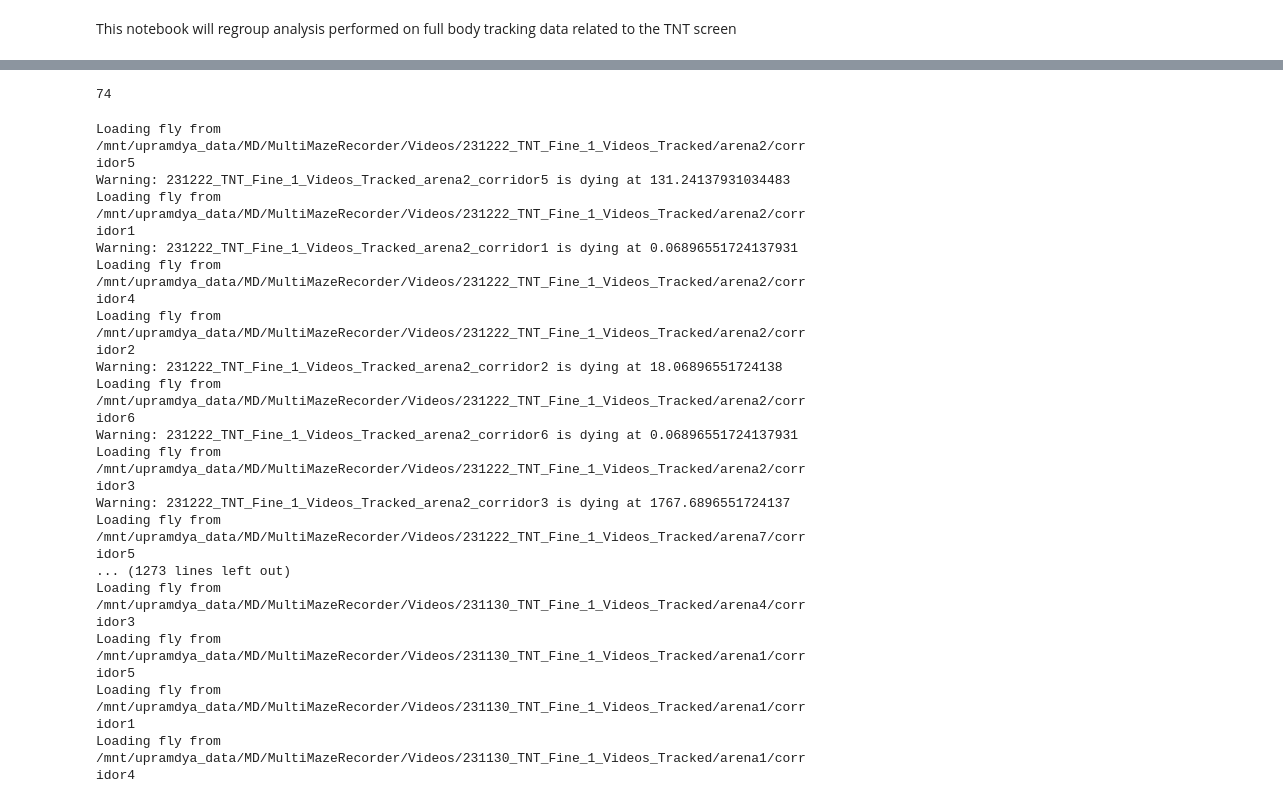
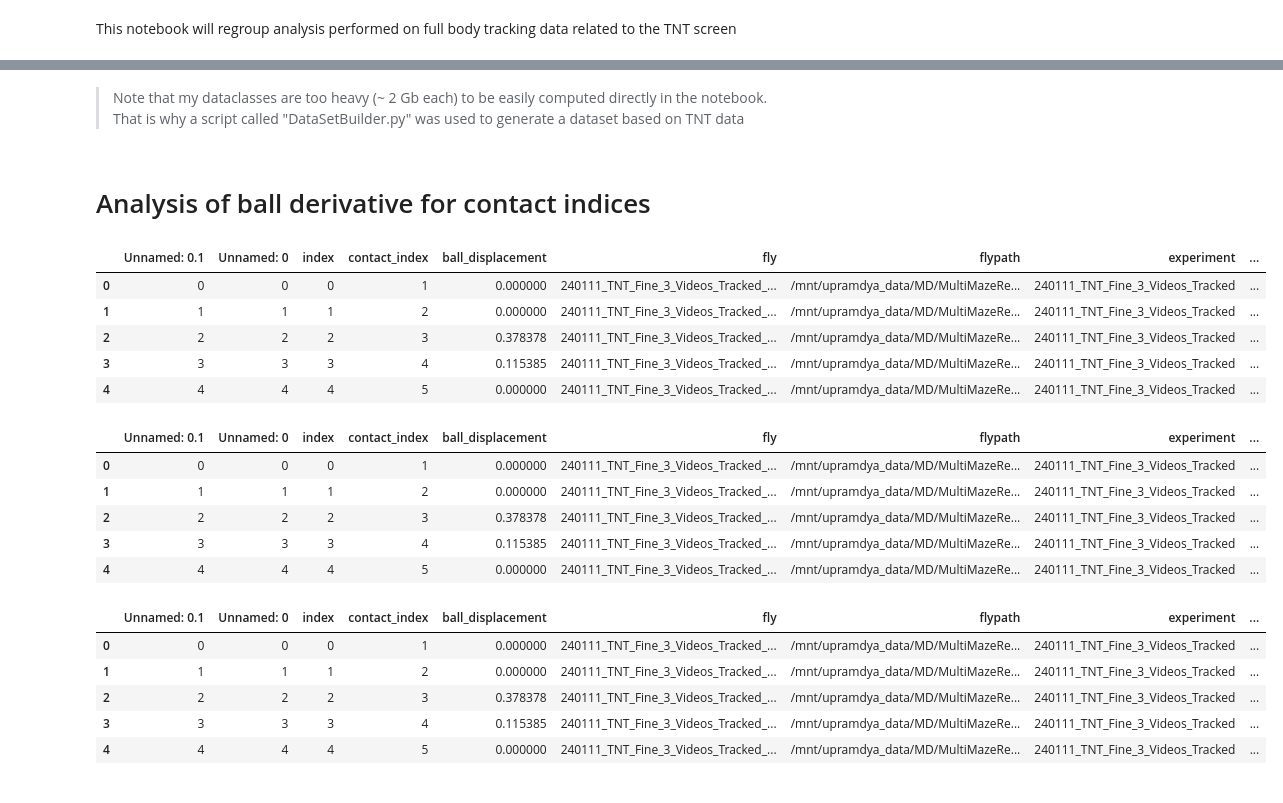
Before and after one commit to NeLy-EPFL/Tracking_Analysis, a Jupyter notebook: MazeRecorder/Analysis/TNT_Fine_fullbody_analysis.ipynb, the cells around one changed output, grey strips where cells are left out. Cells and saved outputs as stored; diff of their text form; code cells hidden in the pictures.

```diff
--- a/MazeRecorder/Analysis/TNT_Fine_fullbody_analysis.ipynb
+++ b/MazeRecorder/Analysis/TNT_Fine_fullbody_analysis.ipynb
@@ -69,26 +43,49 @@ tnt_folders
-# %%
-len(tnt_folders)
-# %% [output]
-74
-# %%
-# Load the Experiments
-
-Experiments = [Ballpushing_utils.Experiment(folder) for folder in tnt_folders]
-# %% [output]
-Loading fly from /mnt/upramdya_data/MD/MultiMazeRecorder/Videos/231222_TNT_Fine_1_Videos_Tracked/arena2/corridor5
-Warning: 231222_TNT_Fine_1_Videos_Tracked_arena2_corridor5 is dying at 131.24137931034483
-Loading fly from /mnt/upramdya_data/MD/MultiMazeRecorder/Videos/231222_TNT_Fine_1_Videos_Tracked/arena2/corridor1
-Warning: 231222_TNT_Fine_1_Videos_Tracked_arena2_corridor1 is dying at 0.06896551724137931
-Loading fly from /mnt/upramdya_data/MD/MultiMazeRecorder/Videos/231222_TNT_Fine_1_Videos_Tracked/arena2/corridor4
-Loading fly from /mnt/upramdya_data/MD/MultiMazeRecorder/Videos/231222_TNT_Fine_1_Videos_Tracked/arena2/corridor2
-Warning: 231222_TNT_Fine_1_Videos_Tracked_arena2_corridor2 is dying at 18.06896551724138
-Loading fly from /mnt/upramdya_data/MD/MultiMazeRecorder/Videos/231222_TNT_Fine_1_Videos_Tracked/arena2/corridor6
-Warning: 231222_TNT_Fine_1_Videos_Tracked_arena2_corridor6 is dying at 0.06896551724137931
-Loading fly from /mnt/upramdya_data/MD/MultiMazeRecorder/Videos/231222_TNT_Fine_1_Videos_Tracked/arena2/corridor3
-Warning: 231222_TNT_Fine_1_Videos_Tracked_arena2_corridor3 is dying at 1767.6896551724137
-Loading fly from /mnt/upramdya_data/MD/MultiMazeRecorder/Videos/231222_TNT_Fine_1_Videos_Tracked/arena7/corridor5
-... (1273 lines left out)
-Loading fly from /mnt/upramdya_data/MD/MultiMazeRecorder/Videos/231130_TNT_Fine_1_Videos_Tracked/arena4/corridor3
-Loading fly from /mnt/upramdya_data/MD/MultiMazeRecorder/Videos/231130_TNT_Fine_1_Videos_Tracked/arena1/corridor5
-Loading fly from /mnt/upramdya_data/MD/MultiMazeRecorder/Videos/231130_TNT_Fine_1_Videos_Tracked/arena1/corridor1
-Loading fly from /mnt/upramdya_data/MD/MultiMazeRecorder/Videos/231130_TNT_Fine_1_Videos_Tracked/arena1/corridor4
+# %% [markdown]
+> Note that my dataclasses are too heavy (~ 2 Gb each) to be easily computed directly in the notebook. That is why a script called "DataSetBuilder.py" was used to generate a dataset based on TNT data
+# %% [markdown]
+# Analysis of ball derivative for contact indices
+# %%
+# Load the dataset
+
+TNT_Data = pd.read_csv("/mnt/upramdya_data/MD/MultiMazeRecorder/Datasets/Skeleton_TNT/Experiments/241204_Pooled.csv")
+# %%
+TNT_Data.head()
+# %% [output]
+|  | Unnamed: 0.1 | Unnamed: 0 | index | contact_index | ball_displacement | fly | flypath | experiment | ... |
+| 0 | 0 | 0 | 0 | 1 | 0.000000 | 240111_TNT_Fine_3_Videos_Tracked_... | /mnt/upramdya_data/MD/MultiMazeRe... | 240111_TNT_Fine_3_Videos_Tracked | ... |
+| 1 | 1 | 1 | 1 | 2 | 0.000000 | 240111_TNT_Fine_3_Videos_Tracked_... | /mnt/upramdya_data/MD/MultiMazeRe... | 240111_TNT_Fine_3_Videos_Tracked | ... |
+| 2 | 2 | 2 | 2 | 3 | 0.378378 | 240111_TNT_Fine_3_Videos_Tracked_... | /mnt/upramdya_data/MD/MultiMazeRe... | 240111_TNT_Fine_3_Videos_Tracked | ... |
+| 3 | 3 | 3 | 3 | 4 | 0.115385 | 240111_TNT_Fine_3_Videos_Tracked_... | /mnt/upramdya_data/MD/MultiMazeRe... | 240111_TNT_Fine_3_Videos_Tracked | ... |
+| 4 | 4 | 4 | 4 | 5 | 0.000000 | 240111_TNT_Fine_3_Videos_Tracked_... | /mnt/upramdya_data/MD/MultiMazeRe... | 240111_TNT_Fine_3_Videos_Tracked | ... |
+# %%
+# Make a new column "Aha_moment" that is True if the average ball displacement grouped by Nickname is at any time greater than 0.2
+# Compute the mean ball displacement for each contact index within each group
+mean_displacement = TNT_Data.groupby(['Nickname', 'contact_index'])['ball_displacement'].mean().reset_index()
+
+# Check if the mean ball displacement exceeds 0.2 at any contact index for each group
+aha_moment = mean_displacement.groupby('Nickname')['ball_displacement'].transform(lambda x: (x > 0.2).any())
+
+# Create a dictionary to map Nickname to Aha_Moment
+aha_moment_dict = aha_moment.groupby(mean_displacement['Nickname']).first().to_dict()
+
+# Create the Aha_Moment column
+TNT_Data['Aha_Moment'] = TNT_Data['Nickname'].map(aha_moment_dict)
+
+# Display the DataFrame
+TNT_Data.head()
+# %% [output]
+|  | Unnamed: 0.1 | Unnamed: 0 | index | contact_index | ball_displacement | fly | flypath | experiment | ... |
+| 0 | 0 | 0 | 0 | 1 | 0.000000 | 240111_TNT_Fine_3_Videos_Tracked_... | /mnt/upramdya_data/MD/MultiMazeRe... | 240111_TNT_Fine_3_Videos_Tracked | ... |
+| 1 | 1 | 1 | 1 | 2 | 0.000000 | 240111_TNT_Fine_3_Videos_Tracked_... | /mnt/upramdya_data/MD/MultiMazeRe... | 240111_TNT_Fine_3_Videos_Tracked | ... |
+| 2 | 2 | 2 | 2 | 3 | 0.378378 | 240111_TNT_Fine_3_Videos_Tracked_... | /mnt/upramdya_data/MD/MultiMazeRe... | 240111_TNT_Fine_3_Videos_Tracked | ... |
+| 3 | 3 | 3 | 3 | 4 | 0.115385 | 240111_TNT_Fine_3_Videos_Tracked_... | /mnt/upramdya_data/MD/MultiMazeRe... | 240111_TNT_Fine_3_Videos_Tracked | ... |
+| 4 | 4 | 4 | 4 | 5 | 0.000000 | 240111_TNT_Fine_3_Videos_Tracked_... | /mnt/upramdya_data/MD/MultiMazeRe... | 240111_TNT_Fine_3_Videos_Tracked | ... |
+# %%
+TNT_Data.head()
+# %% [output]
+|  | Unnamed: 0.1 | Unnamed: 0 | index | contact_index | ball_displacement | fly | flypath | experiment | ... |
+| 0 | 0 | 0 | 0 | 1 | 0.000000 | 240111_TNT_Fine_3_Videos_Tracked_... | /mnt/upramdya_data/MD/MultiMazeRe... | 240111_TNT_Fine_3_Videos_Tracked | ... |
+| 1 | 1 | 1 | 1 | 2 | 0.000000 | 240111_TNT_Fine_3_Videos_Tracked_... | /mnt/upramdya_data/MD/MultiMazeRe... | 240111_TNT_Fine_3_Videos_Tracked | ... |
+| 2 | 2 | 2 | 2 | 3 | 0.378378 | 240111_TNT_Fine_3_Videos_Tracked_... | /mnt/upramdya_data/MD/MultiMazeRe... | 240111_TNT_Fine_3_Videos_Tracked | ... |
+| 3 | 3 | 3 | 3 | 4 | 0.115385 | 240111_TNT_Fine_3_Videos_Tracked_... | /mnt/upramdya_data/MD/MultiMazeRe... | 240111_TNT_Fine_3_Videos_Tracked | ... |
+| 4 | 4 | 4 | 4 | 5 | 0.000000 | 240111_TNT_Fine_3_Videos_Tracked_... | /mnt/upramdya_data/MD/MultiMazeRe... | 240111_TNT_Fine_3_Videos_Tracked | ... |
```
Also changed, not shown: parts of 13 cells of this notebook.
